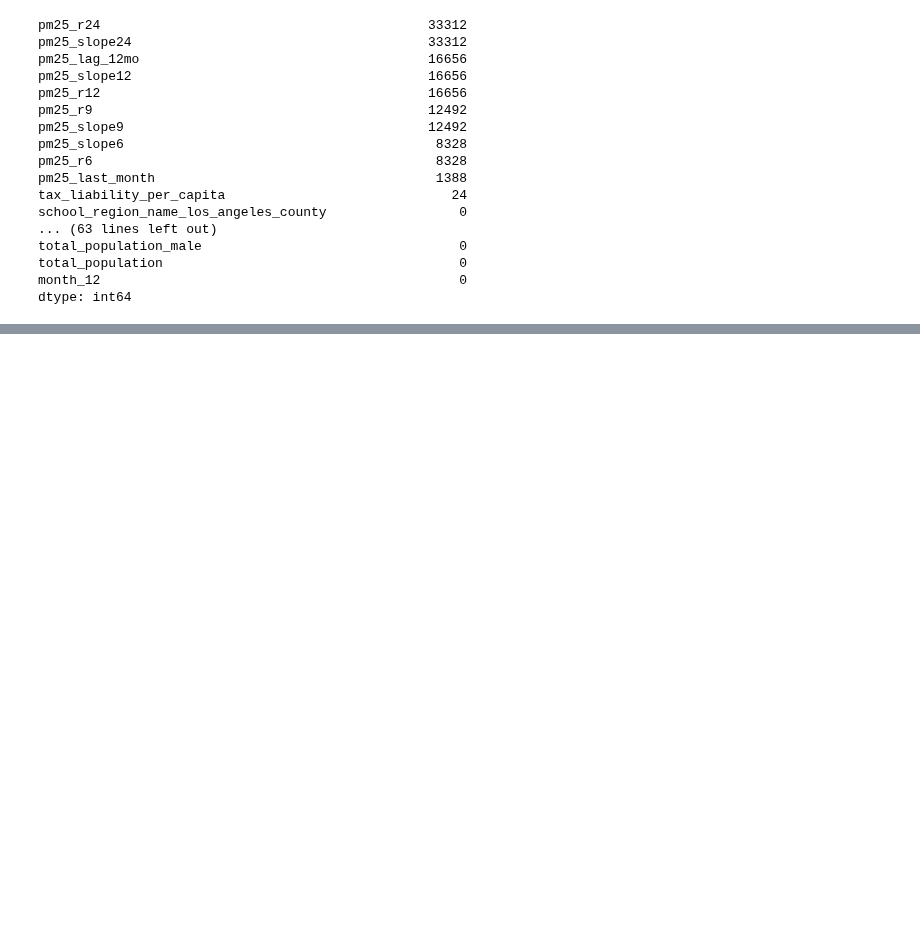
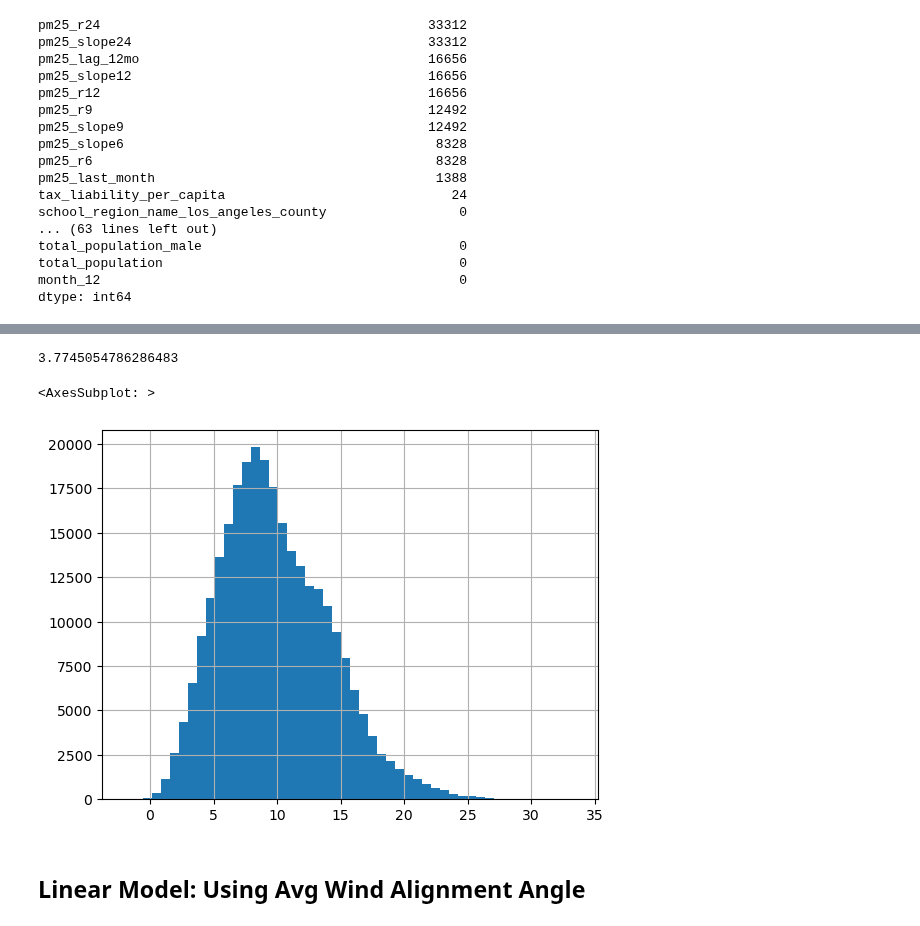
Before and after one commit to mattslyons/JLPS_capstone_project, a Jupyter notebook: modeling/aim2_ap_modeling_10-16-22.ipynb, the cells around one changed output, grey strips where cells are left out. Drawn from its saved outputs; the diff is of its cells as text; code cells hidden in the pictures; blank space fills up the shorter version.

Commit message:
added code to modeling.

```diff
--- a/modeling/aim2_ap_modeling_10-16-22.ipynb
+++ b/modeling/aim2_ap_modeling_10-16-22.ipynb
@@ -146,0 +183,3 @@ dtype: int64
+# %%
+# fixing month datatype
+df['month'] = df['month'].astype(str)
@@ -146,0 +257,10 @@ dtype: int64
+# %%
+# get complete data
+print(f'num rows to start: {df.shape[0]}')
+
+df_modeling_lr = df[all_vars_to_keep]
+
+for var in df_modeling_lr.columns:
+  df_modeling_lr = df_modeling_lr[~df_modeling_lr[var].isna()]
+
+print(f'num rows after filtering: {df_modeling_lr.shape[0]}')
@@ -146,0 +367,14 @@ dtype: int64
+# %%
+independent_var = ['avg_wind_alignment_cosine']
+
+X = df_modeling_lr[independent_var + x_all]
+y = df_modeling_lr['pm25']
+# %%
+# add constant
+X = sm.add_constant(X)
+
+# fit
+est = sm.OLS(y, X).fit()
+
+# see summary
+print(est.summary())
@@ -146,0 +399,14 @@ dtype: int64
+# %%
+# print RMSE
+rmse_residuals = np.sqrt(est.mse_resid)
+print(rmse_residuals)
+# %% [output]
+3.7745054786286483
+# %%
+pm25_pred = est.predict(X)
+pm25_pred.hist(bins=50)
+# %% [output]
+<AxesSubplot: >
+[figure, added]
+# %% [markdown]
+## Linear Model: Using Avg Wind Alignment Angle
```
Also changed, not shown: parts of 25 cells of this notebook.
